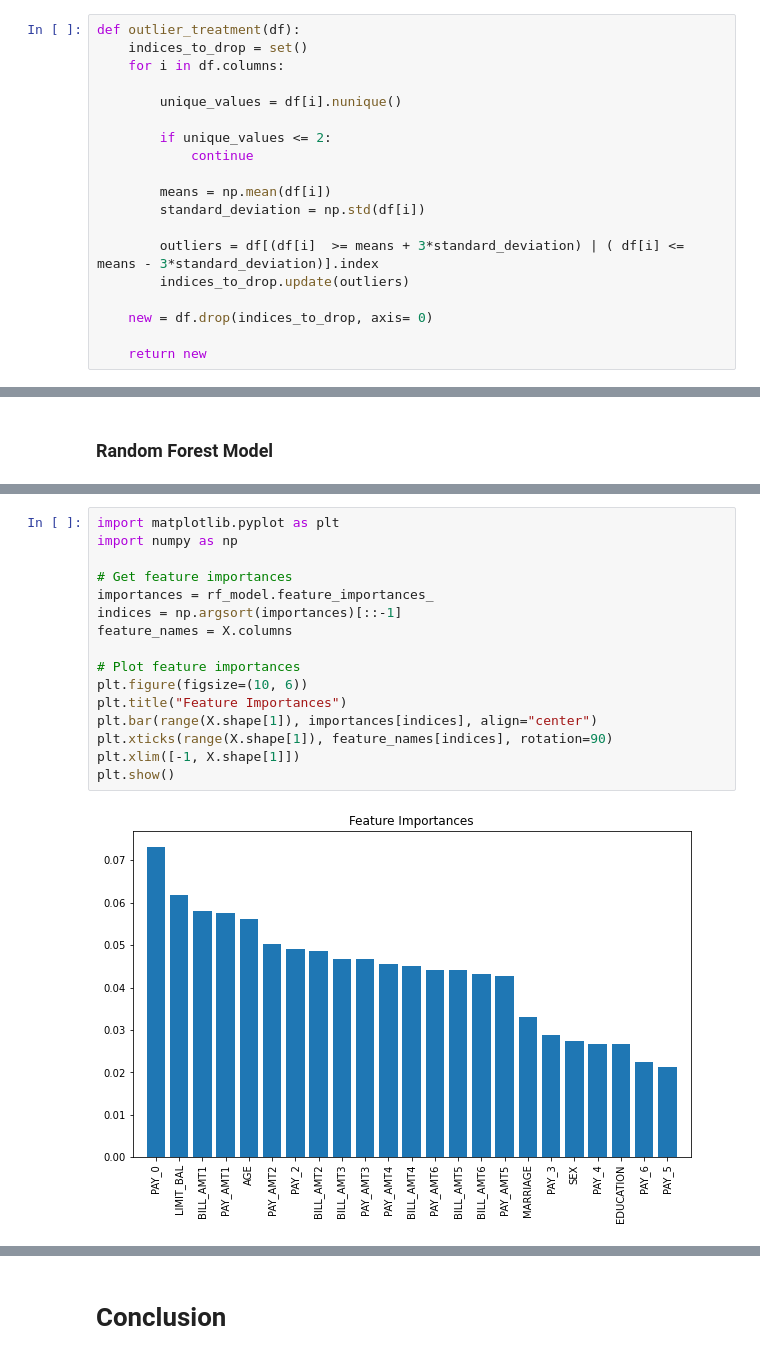
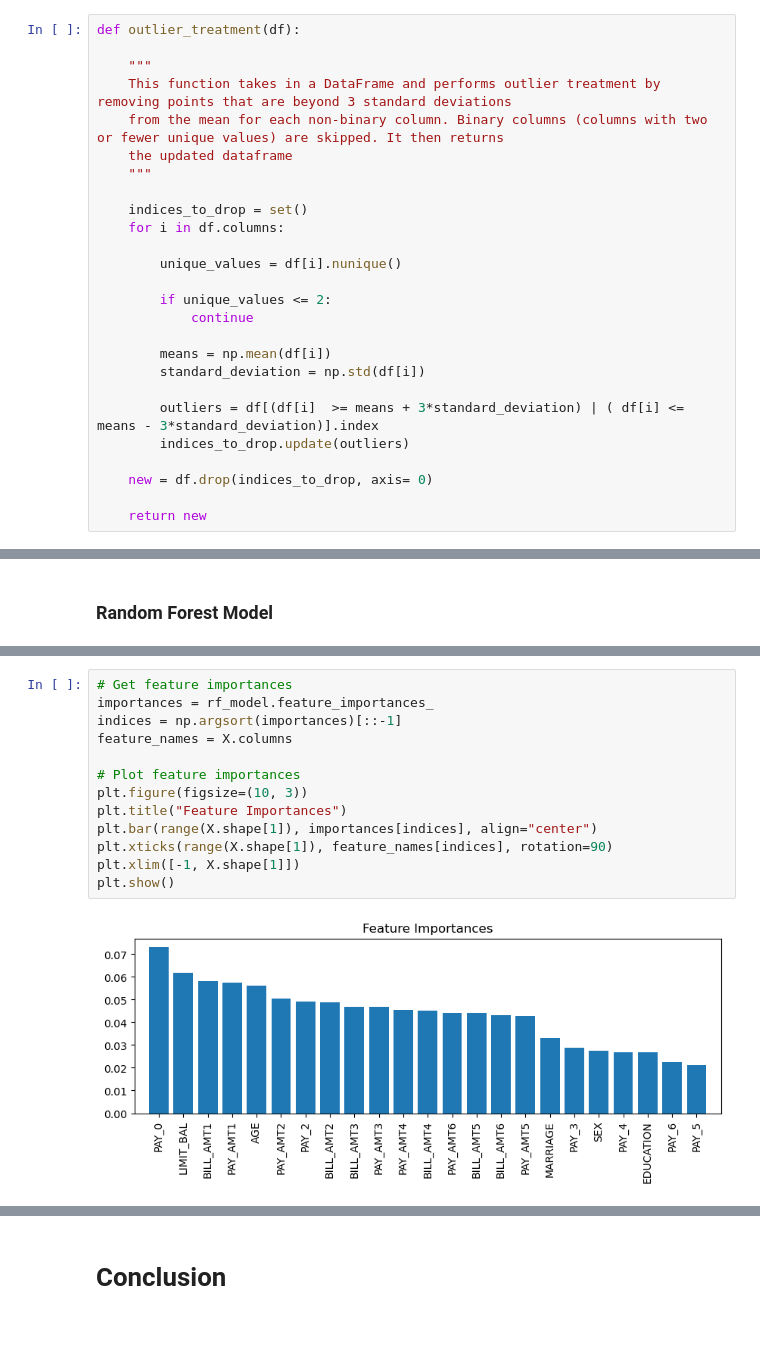
Before and after one commit to lopez-Luis89/Default_Risk, a Jupyter notebook: Final Project.ipynb, the cells around one changed output, grey strips where cells are left out. Cells and saved outputs as stored; diff of their text form; blank space fills up the shorter version.

```diff
--- a/Final Project.ipynb
+++ b/Final Project.ipynb
@@ -287,6 +299,13 @@ Financial behaviors, including bill statement amounts (BILL_AMT1 to BILL_AMT6) a
 ### Outlier Treatment
 # %%
 def outlier_treatment(df):
+
+    """
+    This function takes in a DataFrame and performs outlier treatment by removing points that are beyond 3 standard deviations
+    from the mean for each non-binary column. Binary columns (columns with two or fewer unique values) are skipped. It then returns
+    the updated dataframe
+    """
+
     indices_to_drop = set()
     for i in df.columns:
 
@@ -614,20 +748,17 @@ print(classification_report(y_test, y_pred))
    macro avg       0.70      0.68      0.69      5286
 weighted avg       0.79      0.79      0.79      5286
 # %%
-import matplotlib.pyplot as plt
-import numpy as np
-
 # Get feature importances
 importances = rf_model.feature_importances_
 indices = np.argsort(importances)[::-1]
 feature_names = X.columns
 
 # Plot feature importances
-plt.figure(figsize=(10, 6))
+plt.figure(figsize=(10, 3))
 plt.title("Feature Importances")
 plt.bar(range(X.shape[1]), importances[indices], align="center")
 plt.xticks(range(X.shape[1]), feature_names[indices], rotation=90)
 plt.xlim([-1, X.shape[1]])
 plt.show()
 # %% [output]
-[figure, old version]
+[figure, new version]
```
Also changed, not shown: parts of 30 cells of this notebook.
